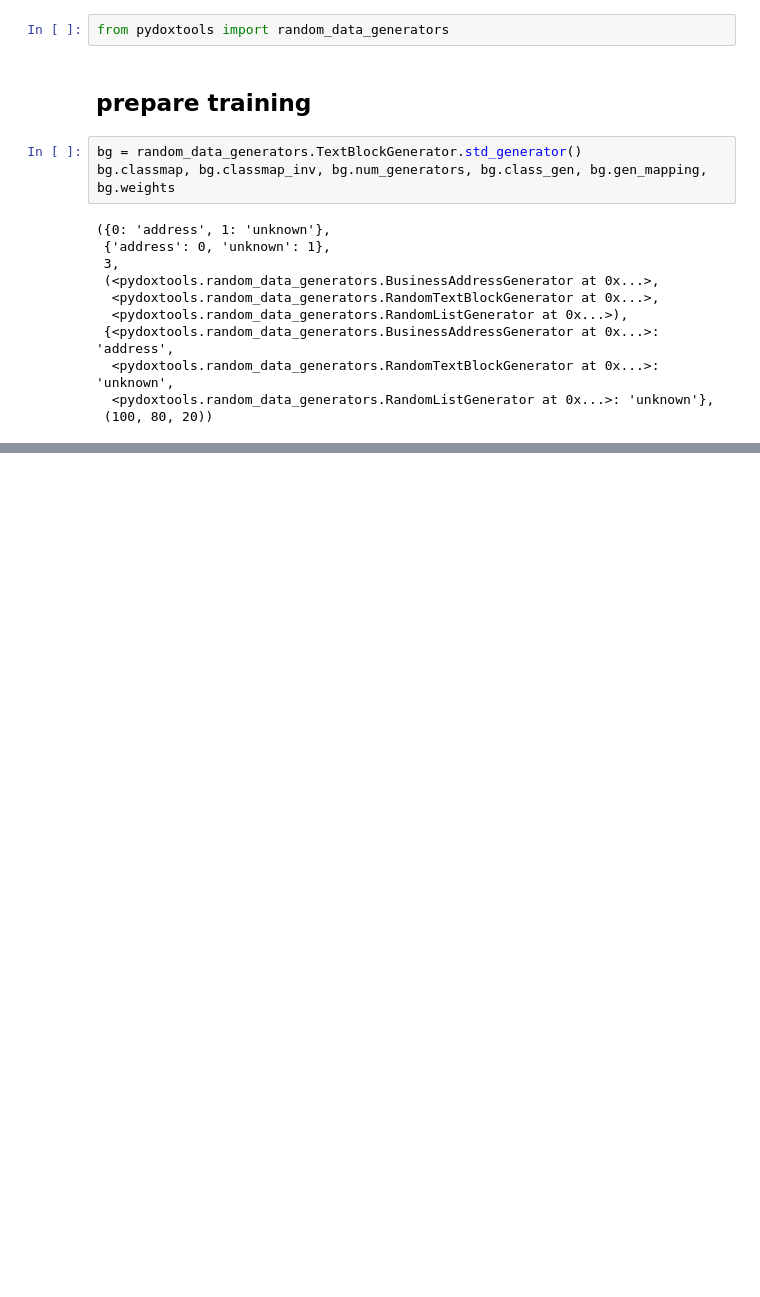
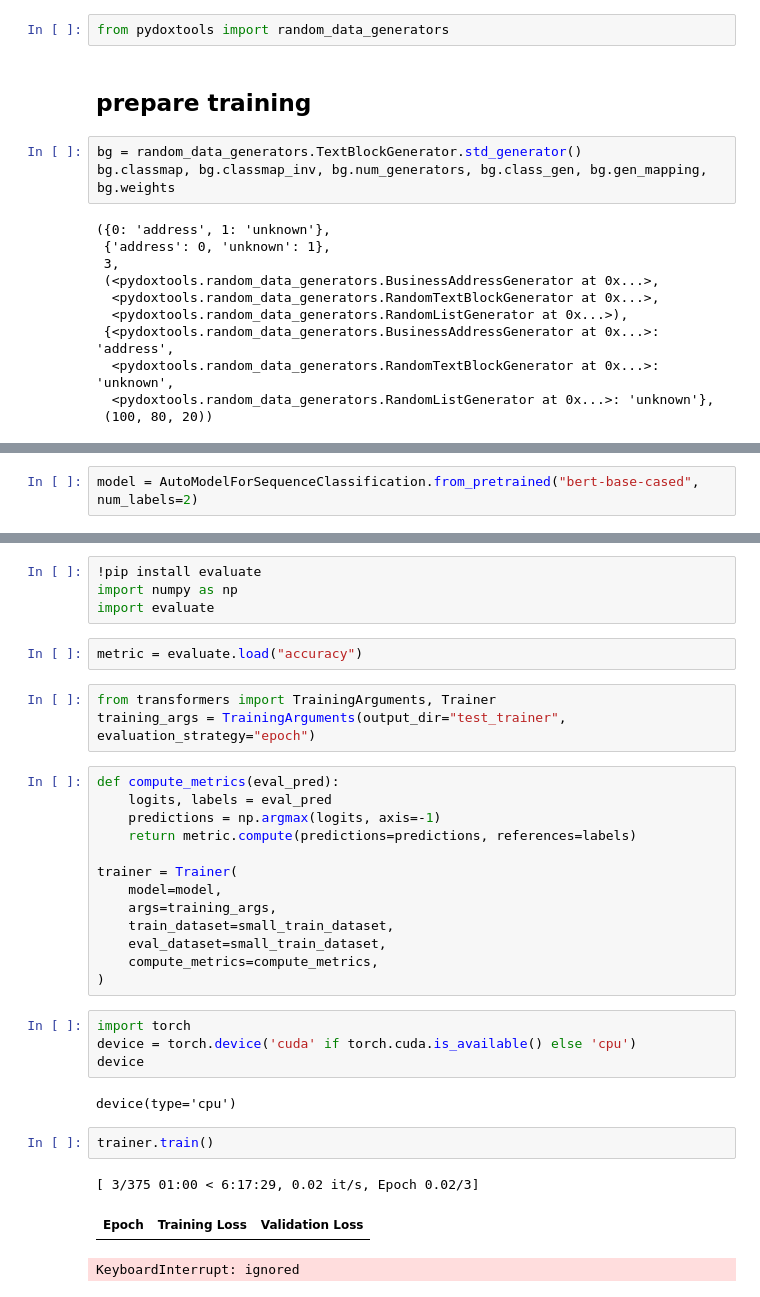
Before and after one commit to Xyntopia/pydoxtools, a Jupyter notebook: analysis/txtblock_classification/pydoxtools_colab_training.ipynb, the cells around one changed output, grey strips where cells are left out. Drawn from its saved outputs; the diff is of its cells as text; blank space fills up the shorter version.

```diff
--- a/analysis/txtblock_classification/pydoxtools_colab_training.ipynb
+++ b/analysis/txtblock_classification/pydoxtools_colab_training.ipynb
@@ -93,0 +136,2 @@ Pasaje Agua Santa dsj 83, ;  94316 TX
+# %%
+model = AutoModelForSequenceClassification.from_pretrained("bert-base-cased", num_labels=2)
@@ -93,0 +149,34 @@ Pasaje Agua Santa dsj 83, ;  94316 TX
+# %%
+!pip install evaluate
+import numpy as np
+import evaluate
+# %%
+metric = evaluate.load("accuracy")
+# %%
+from transformers import TrainingArguments, Trainer
+training_args = TrainingArguments(output_dir="test_trainer", evaluation_strategy="epoch")
+# %%
+def compute_metrics(eval_pred):
+    logits, labels = eval_pred
+    predictions = np.argmax(logits, axis=-1)
+    return metric.compute(predictions=predictions, references=labels)
+
+trainer = Trainer(
+    model=model,
+    args=training_args,
+    train_dataset=small_train_dataset,
+    eval_dataset=small_train_dataset,
+    compute_metrics=compute_metrics,
+)
+# %%
+import torch
+device = torch.device('cuda' if torch.cuda.is_available() else 'cpu')
+device
+# %% [output]
+device(type='cpu')
+# %%
+trainer.train()
+# %% [output]
+[ 3/375 01:00 < 6:17:29, 0.02 it/s, Epoch 0.02/3]
+| Epoch | Training Loss | Validation Loss |
+KeyboardInterrupt: ignored
```
Also changed, not shown: parts of 14 cells of this notebook, 1 other file.
